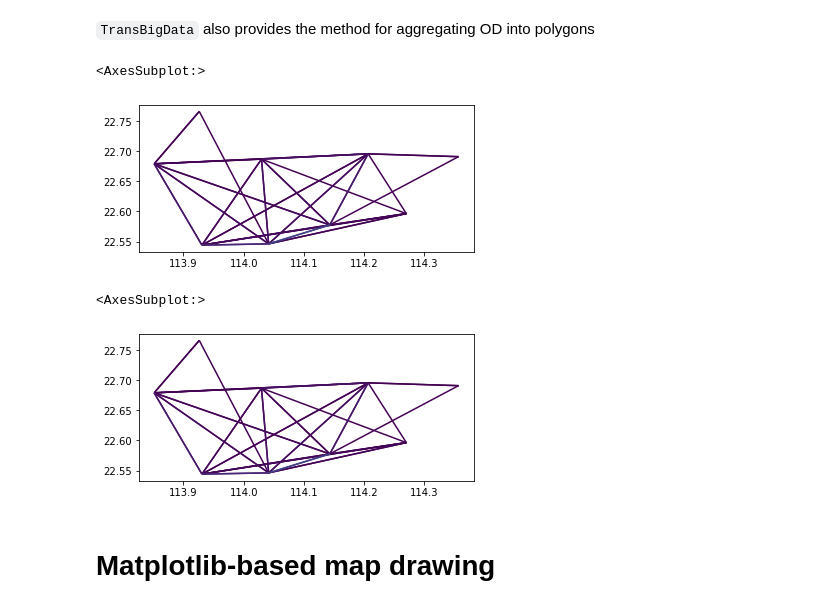
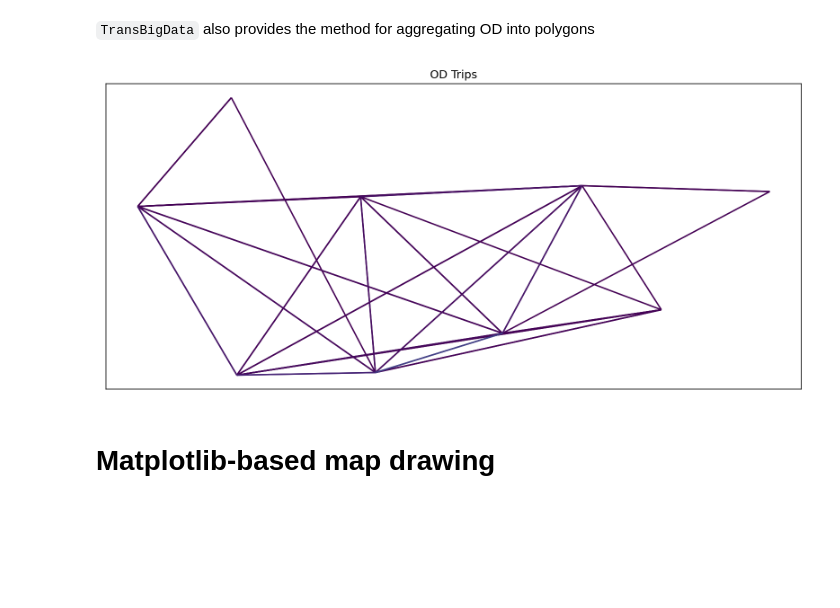
Before and after one commit to ni1o1/transbigdata, a Jupyter notebook: example/Example 1-Taxi GPS data processing.ipynb, the cells around one changed output. Saved outputs shown, nothing was run; the diff lists cells and outputs as text; code cells hidden in the pictures; blank space fills up the shorter version.

Commit message:
Update Eg1 and Eg4
Add more figures

```diff
--- a/example/Example 1-Taxi GPS data processing.ipynb
+++ b/example/Example 1-Taxi GPS data processing.ipynb
@@ -118,19 +194,18 @@ od_gdf.plot(column = 'count')
 # %% [markdown]
 `TransBigData` also provides the method for aggregating OD into polygons
 # %%
-#Aggragate OD data to polygons (Without passing gridding parameters, the algorithm will map the data to polygons directly using their coordinates)
-od_gdf = tbd.odagg_shape(oddata,sz,round_accuracy=6)
-od_gdf.plot(column = 'count')
+# Aggragate OD data to polygons
+# without passing gridding parameters, the algorithm will map the data
+# to polygons directly using their coordinates
+od_gdf = tbd.odagg_shape(oddata, sz, round_accuracy=6)
+fig = plt.figure(1, (16, 6), dpi=150) # 确定图形高为6，宽为8；图形清晰度
+ax1 = plt.subplot(111)
+od_gdf.plot(ax=ax1, column='count')
+plt.xticks([], fontsize=10)
+plt.yticks([], fontsize=10)
+plt.title('OD Trips', fontsize=12);
 # %% [output]
-<AxesSubplot:>
-[figure, old version]
+[figure, new version]
-# %%
-#Aggragate OD data to polygons (When passing  gridding parameters, the algorithm will perform data gridding before mapping data, which will speed up the mapping process)
-od_gdf = tbd.odagg_shape(oddata,sz,params = params)
-od_gdf.plot(column = 'count')
-# %% [output]
-<AxesSubplot:>
-[figure, removed]
 # %% [markdown]
 # Matplotlib-based map drawing
 # %% [markdown]
```
Also changed, not shown: parts of 20 cells of this notebook, 1 other file.
